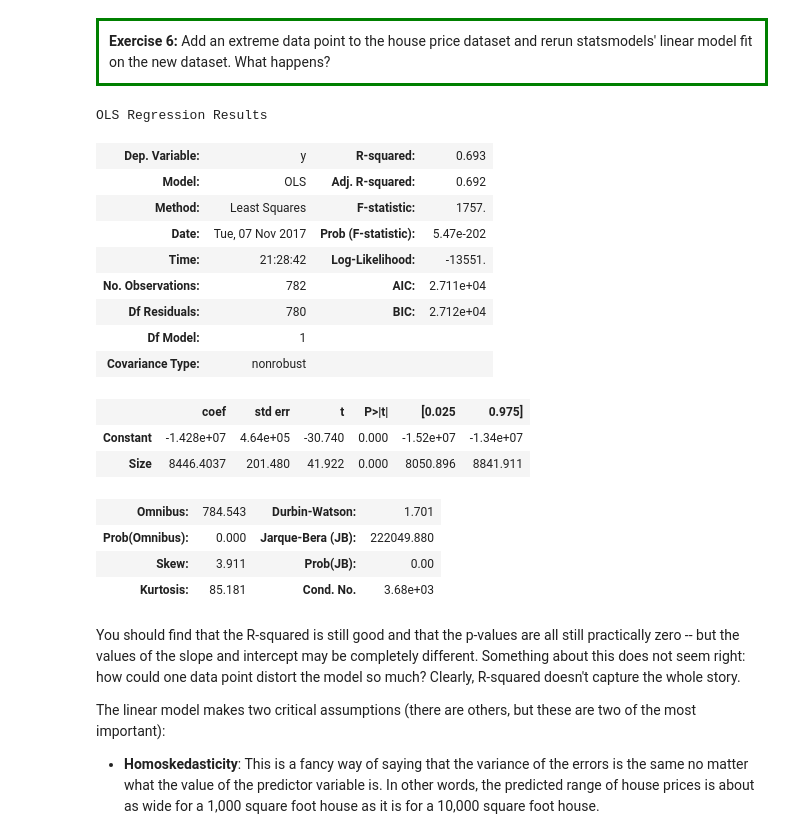
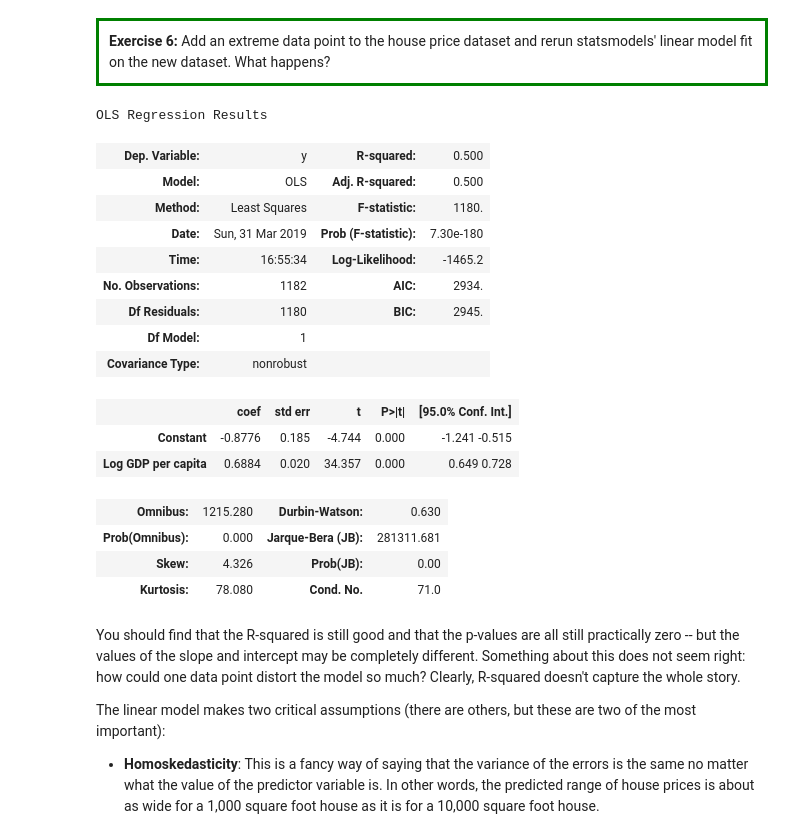
Before and after one commit to haroldfox/ts-stuy-2019, a Jupyter notebook: notebooks/05_linear_regression.ipynb, the cells around one changed output. Cells and saved outputs as stored; diff of their text form; code cells hidden in the pictures.

```diff
--- a/notebooks/05_linear_regression.ipynb
+++ b/notebooks/05_linear_regression.ipynb
@@ -26,4 +28,5 @@ In this class, we'll look at a basic dataset of home prices, derived from actual
 # %%
-data = pd.read_csv("../datasets/real_estate.csv")
+data = pd.read_csv("../datasets/world_happiness_report_2018.csv")
+data = data.dropna()
 data.head()
 # %% [output]
@@ -309,27 +355,27 @@ However, imagine if <a href="http://www.cnn.com/style/article/worlds-most-expens
 </div>
 # %%
 m2 = sm.OLS(
-    data["Price"].append(pd.Series([...])),
-    data[["Size", "Constant"]].append(pd.DataFrame({"Size":[...], "Constant":[1]}))).fit()
+    data["Life Ladder"].append(pd.Series([...])),
+    data[["Log GDP per capita", "Constant"]].append(pd.DataFrame({"Log GDP per capita":[...], "Constant":[1]}))).fit()
 m2.summary()
 # %% [output]
 OLS Regression Results
-| Dep. Variable: | y | R-squared: | 0.693 |
-| Model: | OLS | Adj. R-squared: | 0.692 |
-| Method: | Least Squares | F-statistic: | 1757. |
-| Date: | Tue, 07 Nov 2017 | Prob (F-statistic): | 5.47e-202 |
-| Time: | 21:28:42 | Log-Likelihood: | -13551. |
-| No. Observations: | 782 | AIC: | 2.711e+04 |
-| Df Residuals: | 780 | BIC: | 2.712e+04 |
+| Dep. Variable: | y | R-squared: | 0.500 |
+| Model: | OLS | Adj. R-squared: | 0.500 |
+| Method: | Least Squares | F-statistic: | 1180. |
+| Date: | Sun, 31 Mar 2019 | Prob (F-statistic): | 7.30e-180 |
+| Time: | 16:55:34 | Log-Likelihood: | -1465.2 |
+| No. Observations: | 1182 | AIC: | 2934. |
+| Df Residuals: | 1180 | BIC: | 2945. |
 | Df Model: | 1 |  |  |
 | Covariance Type: | nonrobust |  |  |
-|  | coef | std err | t | P>|t| | [0.025 | 0.975] |
-| Constant | -1.428e+07 | 4.64e+05 | -30.740 | 0.000 | -1.52e+07 | -1.34e+07 |
-| Size | 8446.4037 | 201.480 | 41.922 | 0.000 | 8050.896 | 8841.911 |
+|  | coef | std err | t | P>|t| | [95.0% Conf. Int.] |
+| Constant | -0.8776 | 0.185 | -4.744 | 0.000 | -1.241 -0.515 |
+| Log GDP per capita | 0.6884 | 0.020 | 34.357 | 0.000 | 0.649 0.728 |
-| Omnibus: | 784.543 | Durbin-Watson: | 1.701 |
-| Prob(Omnibus): | 0.000 | Jarque-Bera (JB): | 222049.880 |
-| Skew: | 3.911 | Prob(JB): | 0.00 |
-| Kurtosis: | 85.181 | Cond. No. | 3.68e+03 |
+| Omnibus: | 1215.280 | Durbin-Watson: | 0.630 |
+| Prob(Omnibus): | 0.000 | Jarque-Bera (JB): | 281311.681 |
+| Skew: | 4.326 | Prob(JB): | 0.00 |
+| Kurtosis: | 78.080 | Cond. No. | 71.0 |
 # %% [markdown]
 You should find that the R-squared is still good and that the p-values are all still practically zero -- but the values of the slope and intercept may be completely different.  Something about this does not seem right: how could one data point distort the model so much?  Clearly, R-squared doesn't capture the whole story.
 
```
Also changed, not shown: parts of 58 cells of this notebook, 1 other file.
